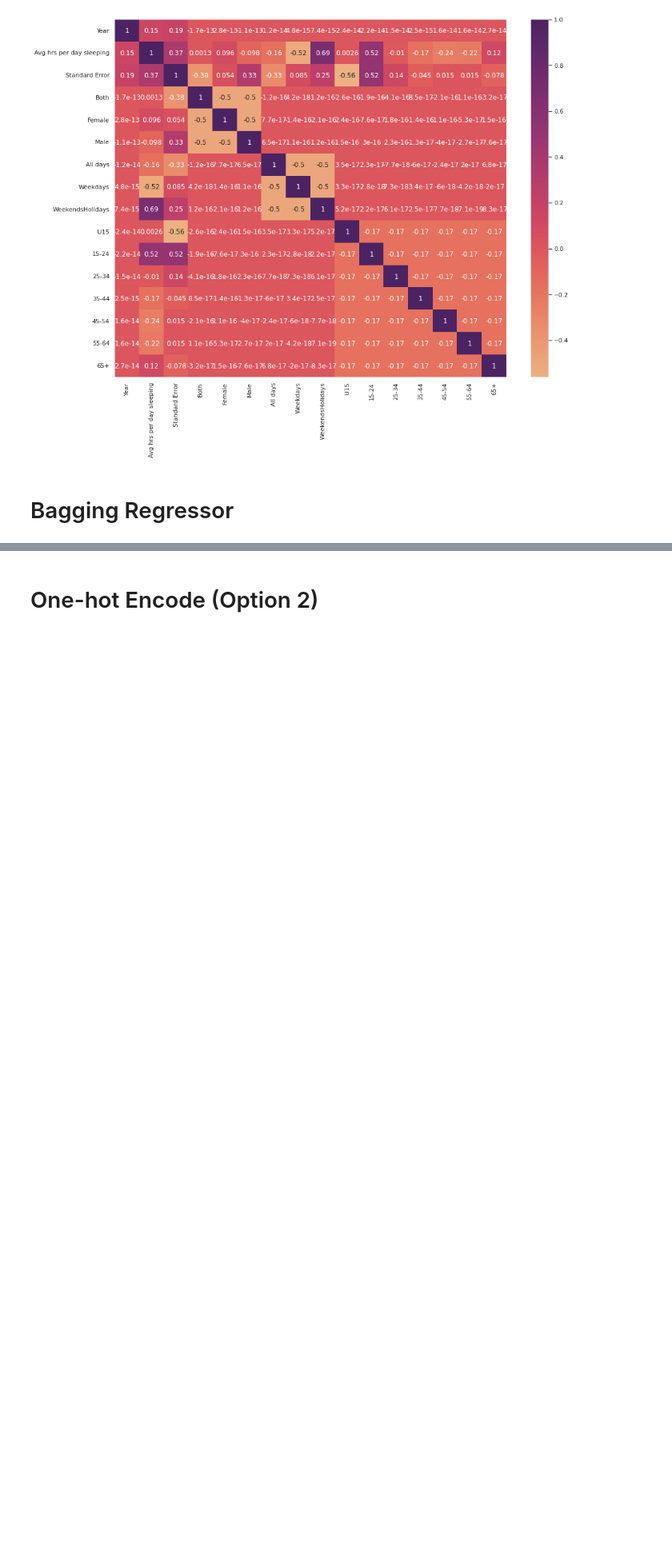
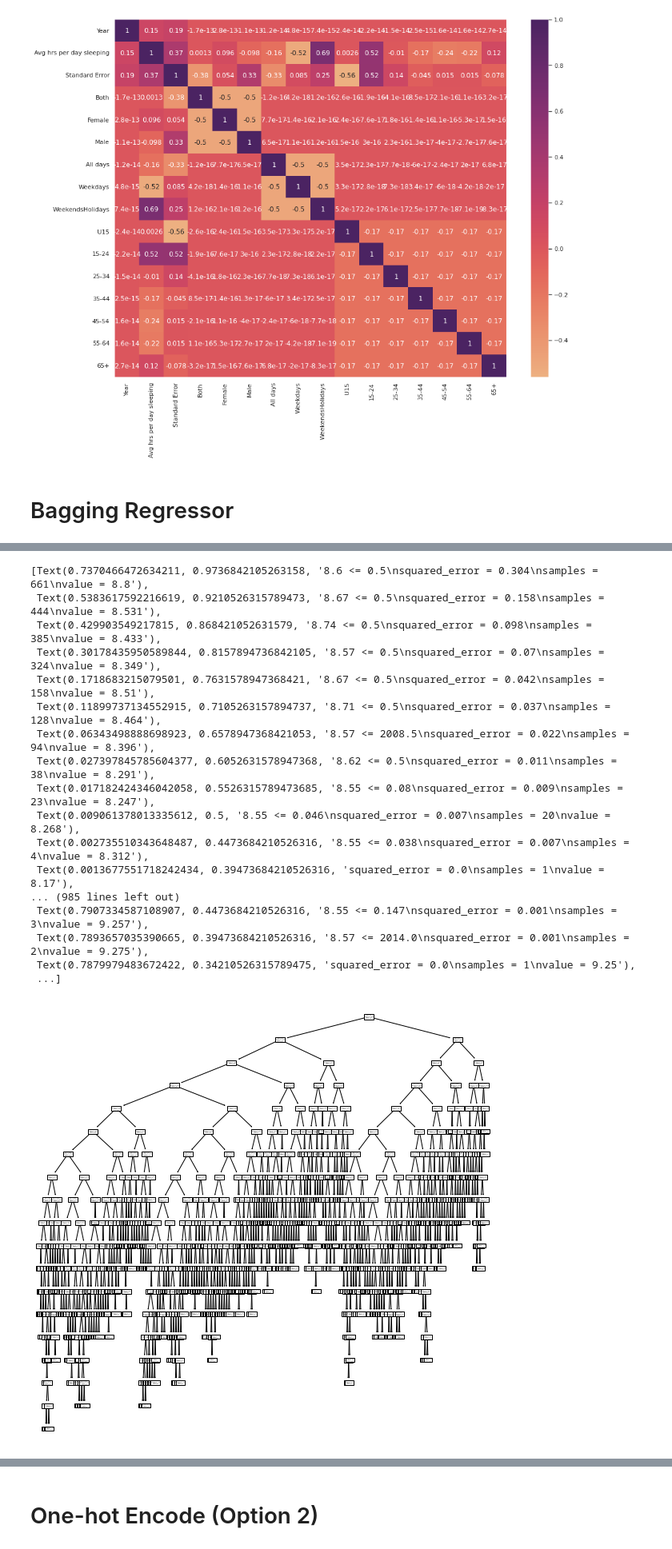
Before and after one commit to amicarellade/cs4342-finalp, a Jupyter notebook: Project2.ipynb, the cells around one changed output, grey strips where cells are left out. Shown at 80% size. Cells and saved outputs as stored; diff of their text form; code cells hidden in the pictures; blank space fills up the shorter version.

```diff
--- a/Project2.ipynb
+++ b/Project2.ipynb
@@ -429,8 +466,10 @@ Feature: 10, Score: 0.06946
 # %%
-X = dfBag[['Year', 'All days', 'WeekendsHolidays', 'U15','55-64']]
+# Pruned Feature 4
+# Feature: All days
+X = dfBag[['Year', 'Standard Error','Female', 'Male', 'Weekdays', 'WeekendsHolidays', 'U15','15-24', '25-34','55-64', '65+']]
 y = dfBag['Hours']
 # %%
-x_train, x_test, y_train, y_test = train_test_split(X, y, test_size=0.2, random_state=42)
+x_train, x_test, y_train, y_test = train_test_split(X, y, test_size=0.3, random_state=42)
 # %%
 dregr = DecisionTreeRegressor(random_state=0)
 dregr.fit(x_train, y_train)
@@ -442,0 +482,23 @@ The MSE is: 0.16287096814630397
+# %%
+from sklearn import tree
+fig, ax = plt.subplots(figsize=(10,10))
+tree.plot_tree(dregr, feature_names=df['Hours'])
+# %% [output]
+[Text(0.7370466472634211, 0.9736842105263158, '8.6 <= 0.5\nsquared_error = 0.304\nsamples = 661\nvalue = 8.8'),
+ Text(0.5383617592216619, 0.9210526315789473, '8.67 <= 0.5\nsquared_error = 0.158\nsamples = 444\nvalue = 8.531'),
+ Text(0.429903549217815, 0.868421052631579, '8.74 <= 0.5\nsquared_error = 0.098\nsamples = 385\nvalue = 8.433'),
+ Text(0.30178435950589844, 0.8157894736842105, '8.57 <= 0.5\nsquared_error = 0.07\nsamples = 324\nvalue = 8.349'),
+ Text(0.1718683215079501, 0.7631578947368421, '8.67 <= 0.5\nsquared_error = 0.042\nsamples = 158\nvalue = 8.51'),
+ Text(0.11899737134552915, 0.7105263157894737, '8.71 <= 0.5\nsquared_error = 0.037\nsamples = 128\nvalue = 8.464'),
+ Text(0.06343498888698923, 0.6578947368421053, '8.57 <= 2008.5\nsquared_error = 0.022\nsamples = 94\nvalue = 8.396'),
+ Text(0.027397845785604377, 0.6052631578947368, '8.62 <= 0.5\nsquared_error = 0.011\nsamples = 38\nvalue = 8.291'),
+ Text(0.017182424346042058, 0.5526315789473685, '8.55 <= 0.08\nsquared_error = 0.009\nsamples = 23\nvalue = 8.247'),
+ Text(0.009061378013335612, 0.5, '8.55 <= 0.046\nsquared_error = 0.007\nsamples = 20\nvalue = 8.268'),
+ Text(0.002735510343648487, 0.4473684210526316, '8.55 <= 0.038\nsquared_error = 0.007\nsamples = 4\nvalue = 8.312'),
+ Text(0.0013677551718242434, 0.39473684210526316, 'squared_error = 0.0\nsamples = 1\nvalue = 8.17'),
+... (985 lines left out)
+ Text(0.7907334587108907, 0.4473684210526316, '8.55 <= 0.147\nsquared_error = 0.001\nsamples = 3\nvalue = 9.257'),
+ Text(0.7893657035390665, 0.39473684210526316, '8.57 <= 2014.0\nsquared_error = 0.001\nsamples = 2\nvalue = 9.275'),
+ Text(0.7879979483672422, 0.34210526315789475, 'squared_error = 0.0\nsamples = 1\nvalue = 9.25'),
+ ...]
+[figure, added]
```
Also changed, not shown: parts of 27 cells of this notebook.
